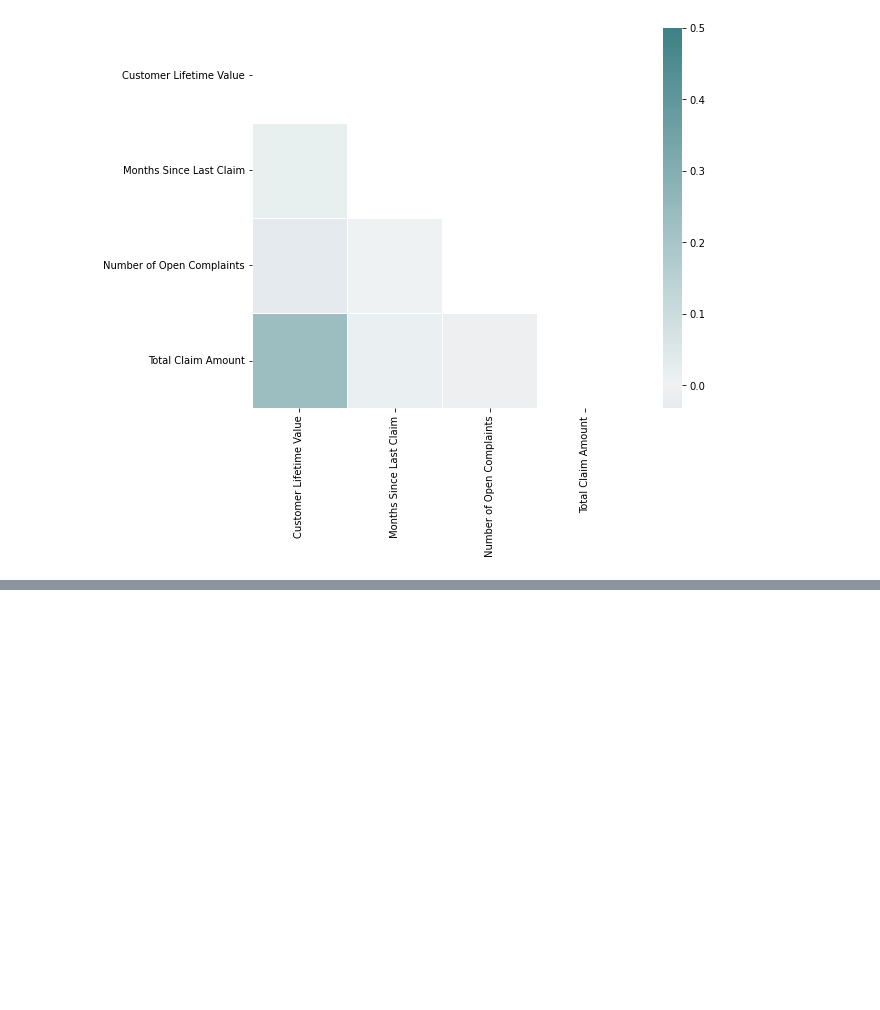
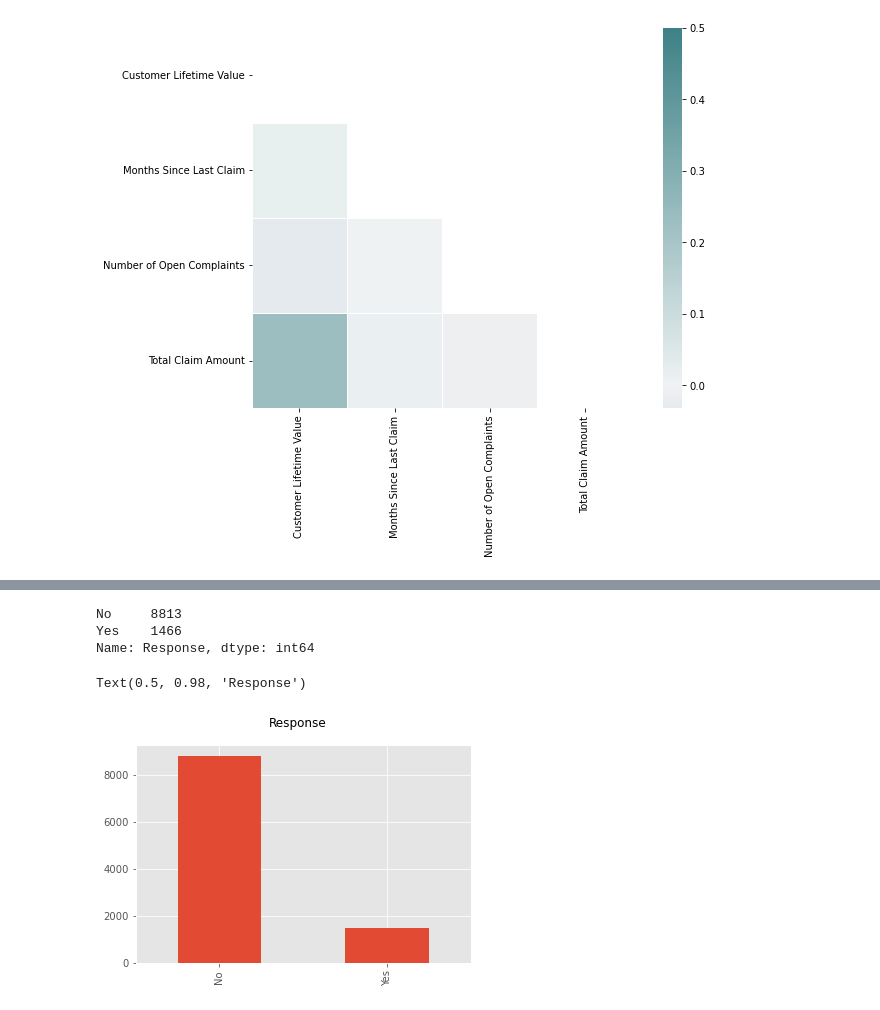
Before and after one commit to BarbaraC1983/Case-Study-1, a Jupyter notebook: Customer_Analysis_Case_Study/case1_data_plotting.ipynb, the cells around one changed output, grey strips where cells are left out. Cells and saved outputs as stored; diff of their text form; code cells hidden in the pictures; blank space fills up the shorter version.

```diff
--- a/Customer_Analysis_Case_Study/case1_data_plotting.ipynb
+++ b/Customer_Analysis_Case_Study/case1_data_plotting.ipynb
@@ -224,0 +251,13 @@ sns.heatmap(corr, mask=mask, cmap=cmap, vmax= .5, center=0, square=True, linewid
+# %%
+customer_df['Response'].value_counts()
+# %% [output]
+No     8813
+Yes    1466
+Name: Response, dtype: int64
+# %%
+#generate a plot with the responses
+customer_df.Response.value_counts().plot(kind='bar')
+plt.suptitle("Response")
+# %% [output]
+Text(0.5, 0.98, 'Response')
+[figure, added]
```
Also changed, not shown: parts of 33 cells of this notebook.
